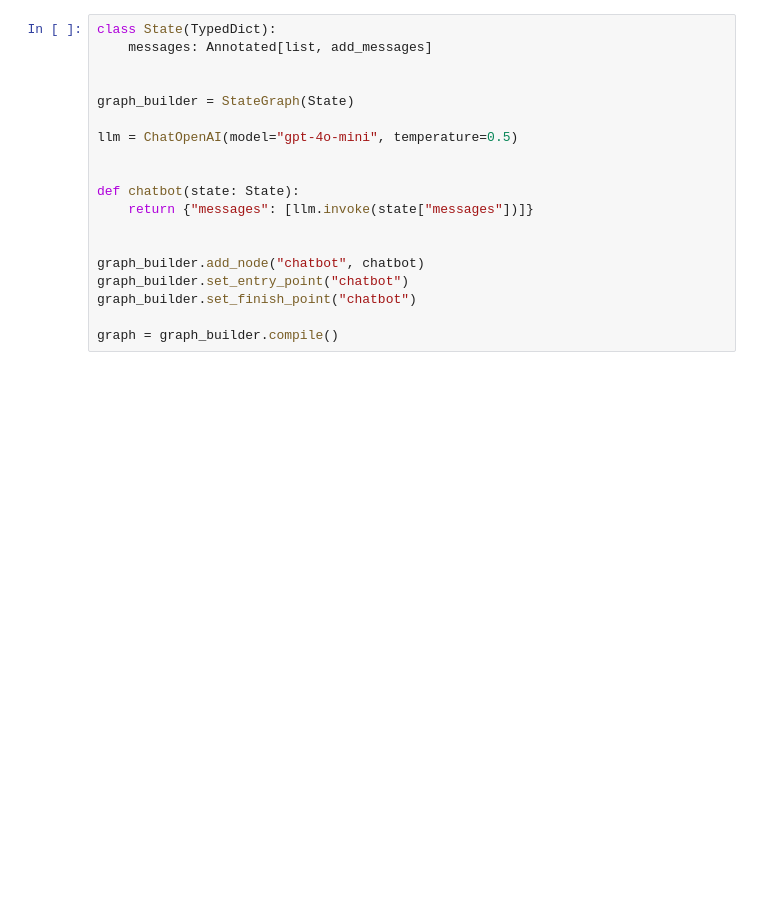
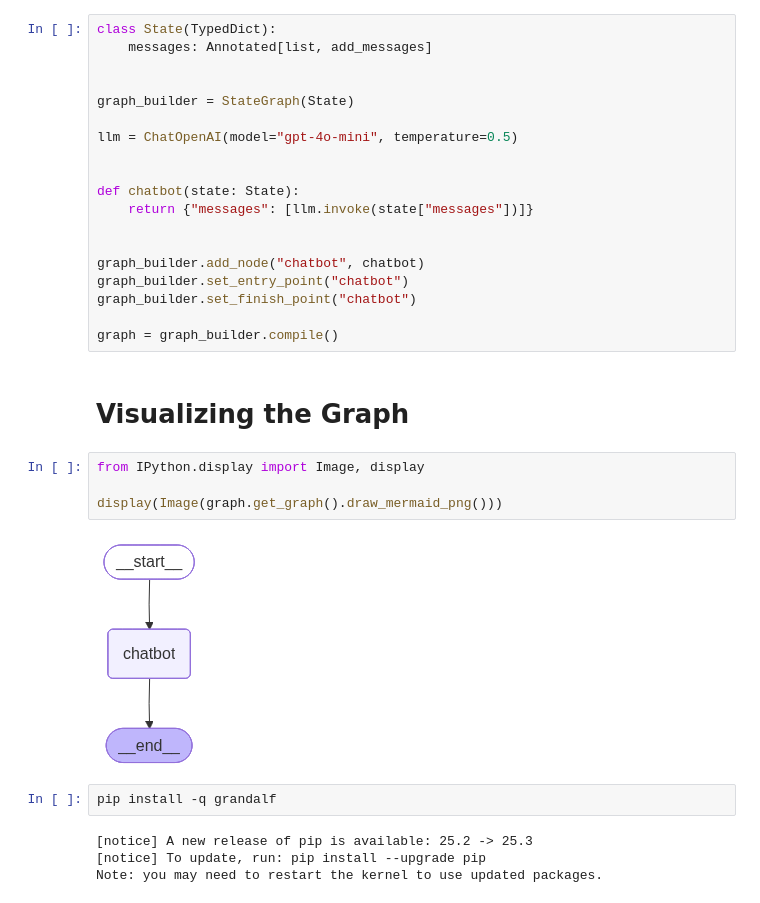
Before and after one commit to Jhonneg/py-langgragh, a Jupyter notebook: main.ipynb, the cells around one changed output. Saved outputs shown, nothing was run; the diff lists cells and outputs as text; blank space fills up the shorter version.

```diff
--- a/main.ipynb
+++ b/main.ipynb
@@ -39,3 +39,17 @@ graph_builder.set_entry_point("chatbot")
 graph_builder.set_finish_point("chatbot")
 
 graph = graph_builder.compile()
+# %% [markdown]
+# Visualizing the Graph
+# %%
+from IPython.display import Image, display
+
+display(Image(graph.get_graph().draw_mermaid_png()))
+# %% [output]
+[figure, added]
+# %%
+pip install -q grandalf
+# %% [output]
+[notice] A new release of pip is available: 25.2 -> 25.3
+[notice] To update, run: pip install --upgrade pip
+Note: you may need to restart the kernel to use updated packages.
```
Also changed, not shown: parts of 30 cells of this notebook, 1 other file.
